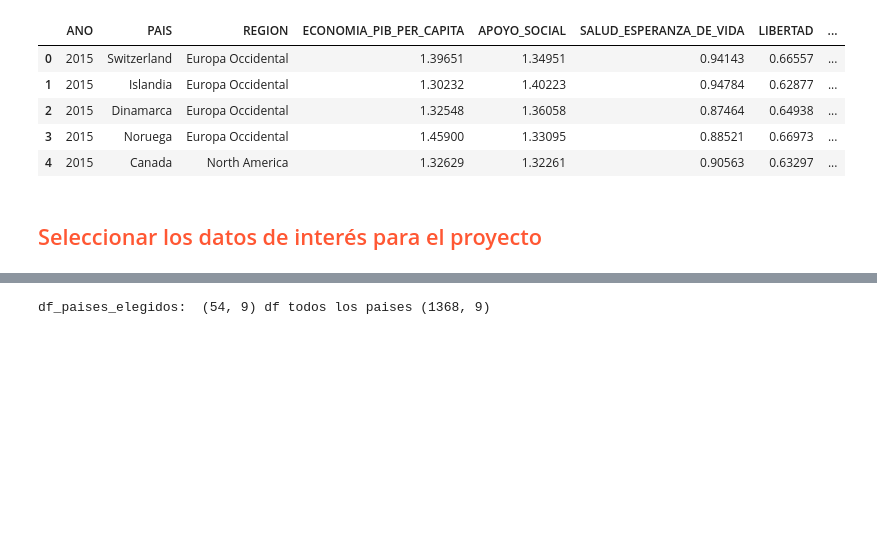
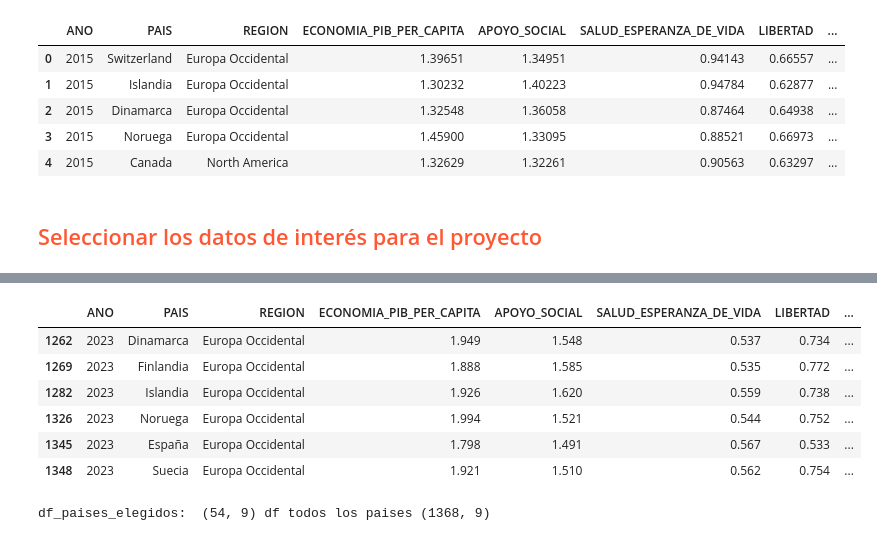
Before and after one commit to G6felicidad/Proyecto_Felicidad_Calidad_Vida, a Jupyter notebook: cuadernos/1.0-carga_datos.ipynb, the cells around one changed output, grey strips where cells are left out. Saved outputs shown, nothing was run; the diff lists cells and outputs as text; code cells hidden in the pictures; blank space fills up the shorter version.

```diff
--- a/cuadernos/carga_datos.ipynb
+++ b/cuadernos/1.0-carga_datos.ipynb
@@ -641,3 +642,13 @@ df_paises_elegidos.head()
+# %%
+df_paises_elegidos.tail(6)
+# %% [output]
+|  | ANO | PAIS | REGION | ECONOMIA_PIB_PER_CAPITA | APOYO_SOCIAL | SALUD_ESPERANZA_DE_VIDA | LIBERTAD | ... |
+| 1262 | 2023 | Dinamarca | Europa Occidental | 1.949 | 1.548 | 0.537 | 0.734 | ... |
+| 1269 | 2023 | Finlandia | Europa Occidental | 1.888 | 1.585 | 0.535 | 0.772 | ... |
+| 1282 | 2023 | Islandia | Europa Occidental | 1.926 | 1.620 | 0.559 | 0.738 | ... |
+| 1326 | 2023 | Noruega | Europa Occidental | 1.994 | 1.521 | 0.544 | 0.752 | ... |
+| 1345 | 2023 | España | Europa Occidental | 1.798 | 1.491 | 0.567 | 0.533 | ... |
+| 1348 | 2023 | Suecia | Europa Occidental | 1.921 | 1.510 | 0.562 | 0.754 | ... |
 # %%
 # Cantidad de registros después de elegir solamente los países de interese para el proyecto
 print("df_paises_elegidos: ", df_paises_elegidos.shape, "df todos los paises", df.shape)
```
Also changed, not shown: parts of 2 cells of this notebook.
